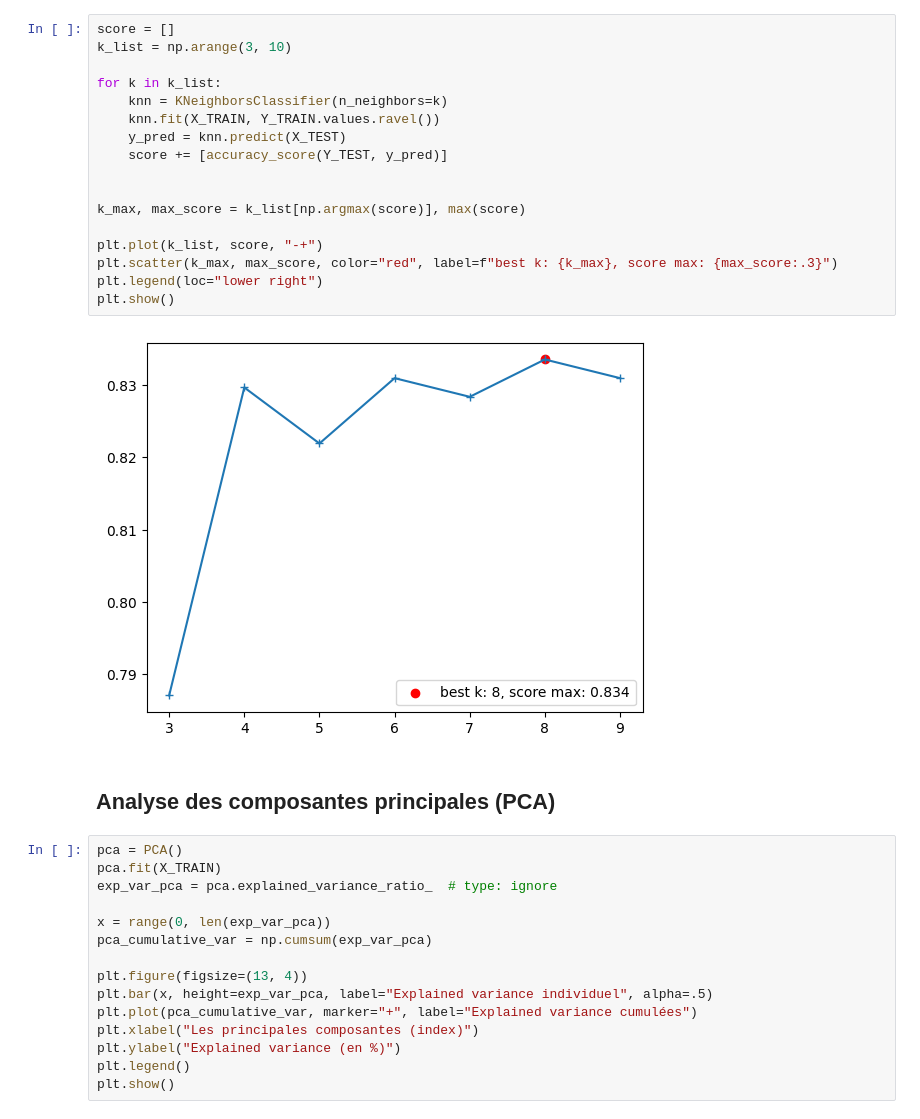
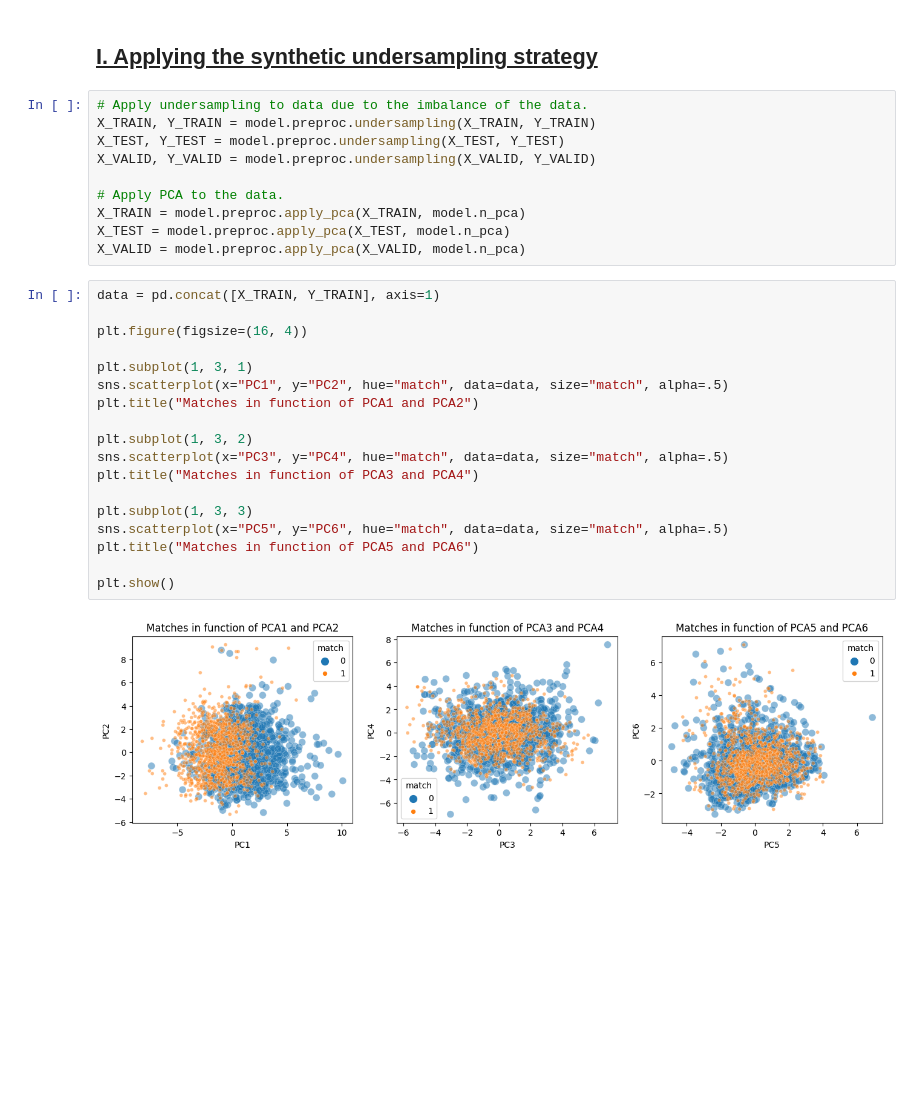
Before and after one commit to B-Manitas/Speed-Dating, a Jupyter notebook: notebook/model.ipynb, the cells around one changed output. Saved outputs shown, nothing was run; the diff lists cells and outputs as text; blank space fills up the shorter version.

Commit message:
add visualisation and model

```diff
--- a/notebook/model.ipynb
+++ b/notebook/model.ipynb
@@ -33,36 +36,32 @@ TRAIN, TEST, VALID = pp.load_preproc_dataset()
-# %%
-score = []
-k_list = np.arange(3, 10)
-
-for k in k_list:
-    knn = KNeighborsClassifier(n_neighbors=k)
-    knn.fit(X_TRAIN, Y_TRAIN.values.ravel())
-    y_pred = knn.predict(X_TEST)
-    score += [accuracy_score(Y_TEST, y_pred)]
-
-
-k_max, max_score = k_list[np.argmax(score)], max(score)
-
-plt.plot(k_list, score, "-+")
-plt.scatter(k_max, max_score, color="red", label=f"best k: {k_max}, score max: {max_score:.3}")
-plt.legend(loc="lower right")
-plt.show()
-# %% [output]
-[figure, removed]
-# %% [markdown]
-## Analyse des composantes principales (PCA)
-# %%
-pca = PCA()
-pca.fit(X_TRAIN)
-exp_var_pca = pca.explained_variance_ratio_  # type: ignore
-
-x = range(0, len(exp_var_pca))
-pca_cumulative_var = np.cumsum(exp_var_pca)
-
-plt.figure(figsize=(13, 4))
-plt.bar(x, height=exp_var_pca, label="Explained variance individuel", alpha=.5)
-plt.plot(pca_cumulative_var, marker="+", label="Explained variance cumulées")
-plt.xlabel("Les principales composantes (index)")
-plt.ylabel("Explained variance (en %)")
-plt.legend()
-plt.show()
+# %% [markdown]
+## <u><b>I. Applying the synthetic undersampling strategy</b></u>
+# %%
+# Apply undersampling to data due to the imbalance of the data.
+X_TRAIN, Y_TRAIN = model.preproc.undersampling(X_TRAIN, Y_TRAIN)
+X_TEST, Y_TEST = model.preproc.undersampling(X_TEST, Y_TEST)
+X_VALID, Y_VALID = model.preproc.undersampling(X_VALID, Y_VALID)
+
+# Apply PCA to the data.
+X_TRAIN = model.preproc.apply_pca(X_TRAIN, model.n_pca)
+X_TEST = model.preproc.apply_pca(X_TEST, model.n_pca)
+X_VALID = model.preproc.apply_pca(X_VALID, model.n_pca)
+# %%
+data = pd.concat([X_TRAIN, Y_TRAIN], axis=1)
+
+plt.figure(figsize=(16, 4))
+
+plt.subplot(1, 3, 1)
+sns.scatterplot(x="PC1", y="PC2", hue="match", data=data, size="match", alpha=.5)
+plt.title("Matches in function of PCA1 and PCA2")
+
+plt.subplot(1, 3, 2)
+sns.scatterplot(x="PC3", y="PC4", hue="match", data=data, size="match", alpha=.5)
+plt.title("Matches in function of PCA3 and PCA4")
+
+plt.subplot(1, 3, 3)
+sns.scatterplot(x="PC5", y="PC6", hue="match", data=data, size="match", alpha=.5)
+plt.title("Matches in function of PCA5 and PCA6")
+
+plt.show()
+# %% [output]
+[figure, added]
```
Also changed, not shown: parts of 18 cells of this notebook, 1 other file.
